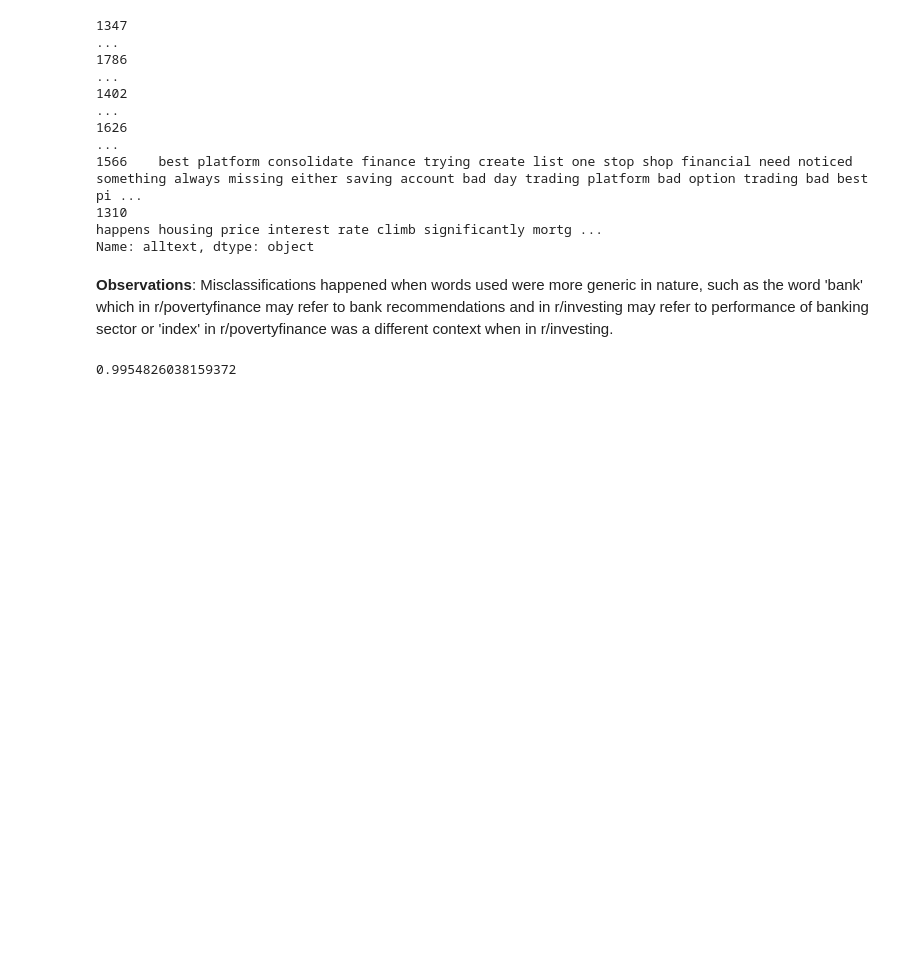
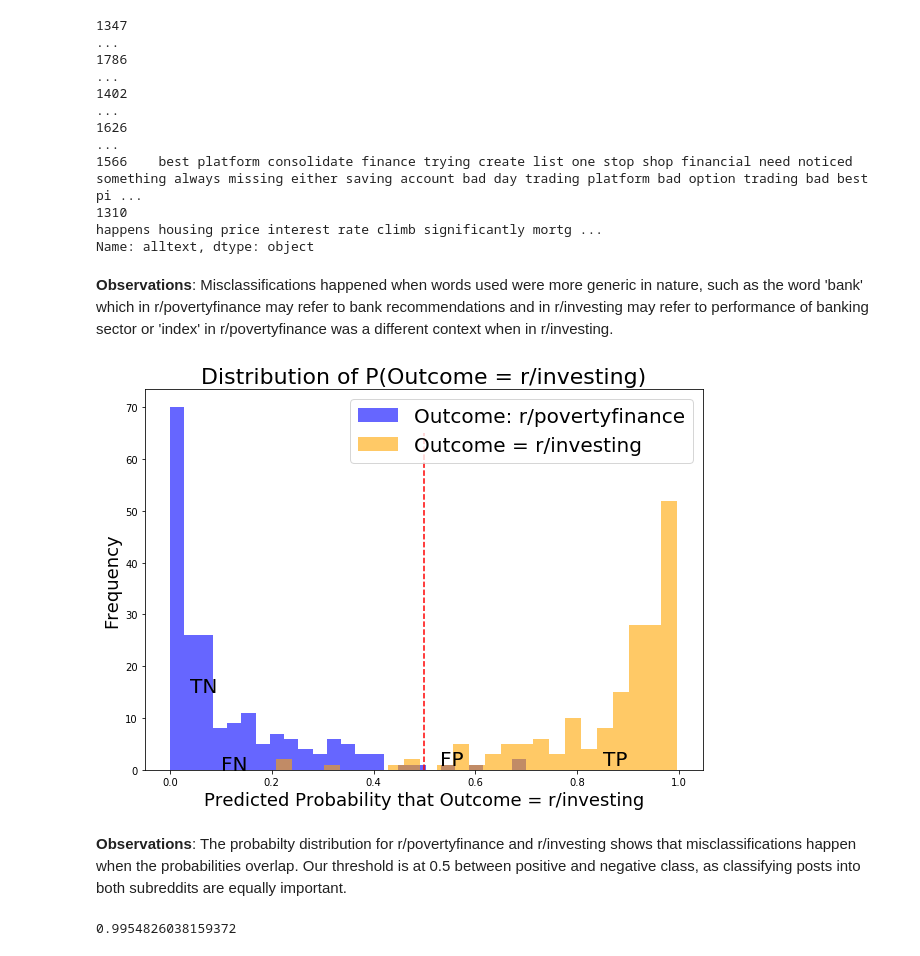
Before and after one commit to ohmung/DSIprojects, a Jupyter notebook: project_3/Web_APIs_Subreddit_Classifier.ipynb, the cells around one changed output. Saved outputs shown, nothing was run; the diff lists cells and outputs as text; code cells hidden in the pictures; blank space fills up the shorter version.

```diff
--- a/project_3/Web_APIs_Subreddit_Classifier.ipynb
+++ b/project_3/Web_APIs_Subreddit_Classifier.ipynb
@@ -1003,6 +1003,57 @@ pred_proba = [i[1] for i in nb.predict_proba(X_test_tvec)]
 
 pred_df = pd.DataFrame({'true_values': y_test,
                         'pred_probs':pred_proba})
+# %%
+# Create figure.
+plt.figure(figsize = (10,7))
+
+# Create two histograms of observations.
+plt.hist(pred_df[pred_df['true_values'] == 0]['pred_probs'],
+         bins = 25,
+         color = 'b',
+         alpha = 0.6,
+         label = 'Outcome: r/povertyfinance')
+plt.hist(pred_df[pred_df['true_values'] == 1]['pred_probs'],
+         bins = 25,
+         color = 'orange',
+         alpha = 0.6,
+         label = 'Outcome = r/investing')
+
+# Add vertical line at P(Outcome = 1) = 0.5.
+plt.vlines(x = 0.5,
+           ymin = 0,
+           ymax = 65,
+           color = 'r',
+           linestyle = '--')
+
+# Add annotations for TN, FN, TP, FP.
+plt.annotate(xy = (0.04, 15),
+             s = 'TN',
+             size = 20)
+
+plt.annotate(xy = (0.1, 0),
+             s = 'FN',
+             size = 20)
+
+plt.annotate(xy = (0.85, 1),
+             s = 'TP',
+             size = 20)
+
+plt.annotate(xy = (0.53, 1),
+             s = 'FP',
+             size = 20)
+
+# Label axes.
+plt.title('Distribution of P(Outcome = r/investing)', fontsize = 22)
+plt.ylabel('Frequency', fontsize = 18)
+plt.xlabel('Predicted Probability that Outcome = r/investing', fontsize = 18)
+
+# Create legend.
+plt.legend(fontsize = 20);
+# %% [output]
+[figure, added]
+# %% [markdown]
+**Observations**: The probabilty distribution for r/povertyfinance and r/investing shows that misclassifications happen when the probabilities overlap. Our threshold is at 0.5 between positive and negative class, as classifying posts into both subreddits are equally important.
 # %%
 #ROC and AUC score
 roc_auc_score(pred_df['true_values'],pred_df['pred_probs'])
```
Also changed, not shown: parts of 9 cells of this notebook, 3 other files.
